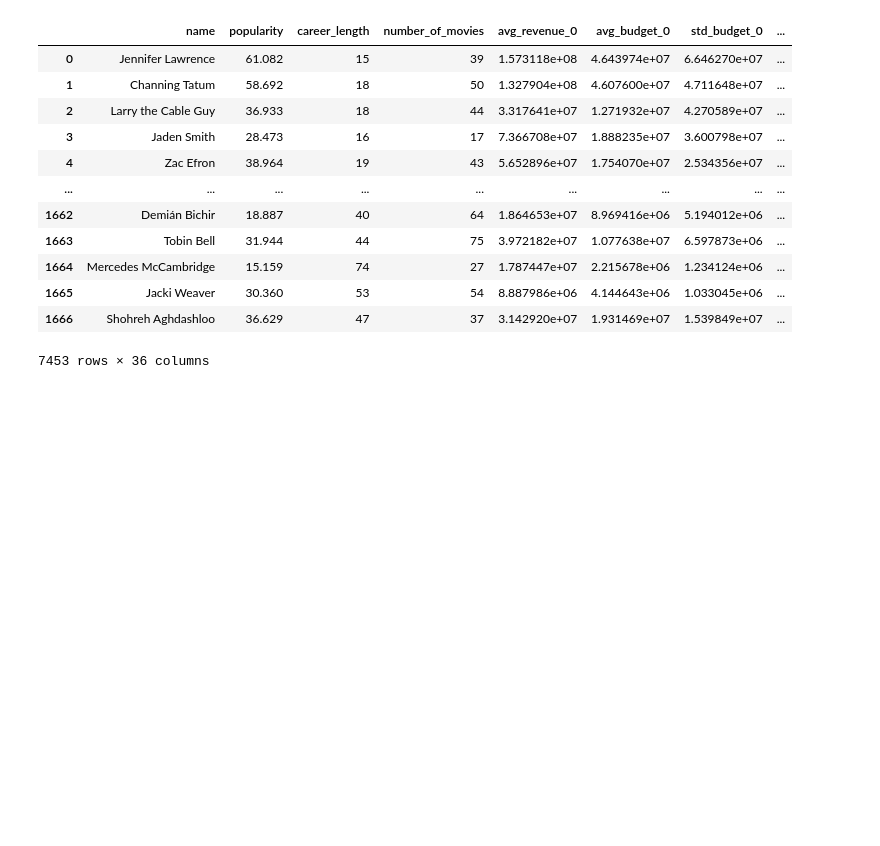
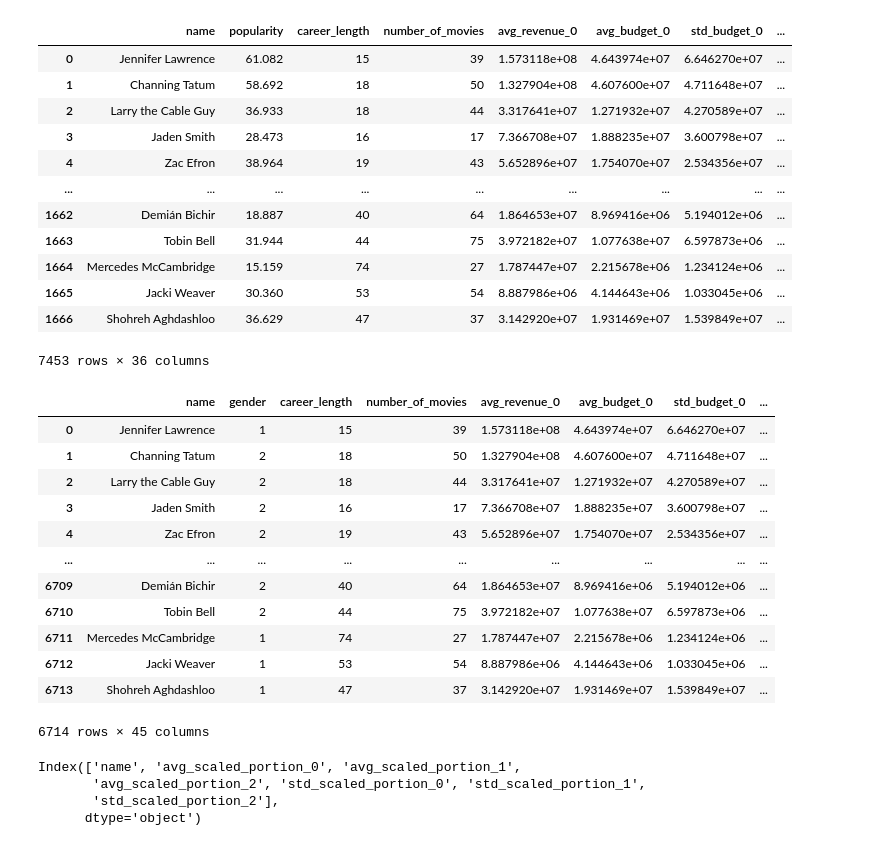
Before and after one commit to epfl-ada/ada-2023-project-cinemada, a Jupyter notebook: fame.ipynb, the cells around one changed output. Saved outputs shown, nothing was run; the diff lists cells and outputs as text; code cells hidden in the pictures; blank space fills up the shorter version.

```diff
--- a/fame.ipynb
+++ b/fame.ipynb
@@ -385,3 +385,31 @@ actors
 # %%
 # save actors
 actors.to_csv('Data/preprocessed_data/final_data/actors_final.csv', index=False)
+# %%
+full = pd.read_csv('Data/preprocessed_data/final_data/full_db.csv')
+full
+# %% [output]
+|  | name | gender | career_length | number_of_movies | avg_revenue_0 | avg_budget_0 | std_budget_0 | ... |
+| 0 | Jennifer Lawrence | 1 | 15 | 39 | 1.573118e+08 | 4.643974e+07 | 6.646270e+07 | ... |
+| 1 | Channing Tatum | 2 | 18 | 50 | 1.327904e+08 | 4.607600e+07 | 4.711648e+07 | ... |
+| 2 | Larry the Cable Guy | 2 | 18 | 44 | 3.317641e+07 | 1.271932e+07 | 4.270589e+07 | ... |
+| 3 | Jaden Smith | 2 | 16 | 17 | 7.366708e+07 | 1.888235e+07 | 3.600798e+07 | ... |
+| 4 | Zac Efron | 2 | 19 | 43 | 5.652896e+07 | 1.754070e+07 | 2.534356e+07 | ... |
+| ... | ... | ... | ... | ... | ... | ... | ... | ... |
+| 6709 | Demián Bichir | 2 | 40 | 64 | 1.864653e+07 | 8.969416e+06 | 5.194012e+06 | ... |
+| 6710 | Tobin Bell | 2 | 44 | 75 | 3.972182e+07 | 1.077638e+07 | 6.597873e+06 | ... |
+| 6711 | Mercedes McCambridge | 1 | 74 | 27 | 1.787447e+07 | 2.215678e+06 | 1.234124e+06 | ... |
+| 6712 | Jacki Weaver | 1 | 53 | 54 | 8.887986e+06 | 4.144643e+06 | 1.033045e+06 | ... |
+| 6713 | Shohreh Aghdashloo | 1 | 47 | 37 | 3.142920e+07 | 1.931469e+07 | 1.539849e+07 | ... |
+6714 rows × 45 columns
+# %%
+portion_complete = pd.read_csv('Data/preprocessed_data/final_data/merged_grouped_actors_db.csv')
+
+portion_complete = portion_complete[['name','avg_scaled_portion_0','avg_scaled_portion_1','avg_scaled_portion_2','std_scaled_portion_0','std_scaled_portion_1','std_scaled_portion_2']]
+
+portion_complete.columns
+# %% [output]
+Index(['name', 'avg_scaled_portion_0', 'avg_scaled_portion_1',
+       'avg_scaled_portion_2', 'std_scaled_portion_0', 'std_scaled_portion_1',
+       'std_scaled_portion_2'],
+      dtype='object')
```
Also changed, not shown: parts of 2 cells of this notebook, 2 other files.
